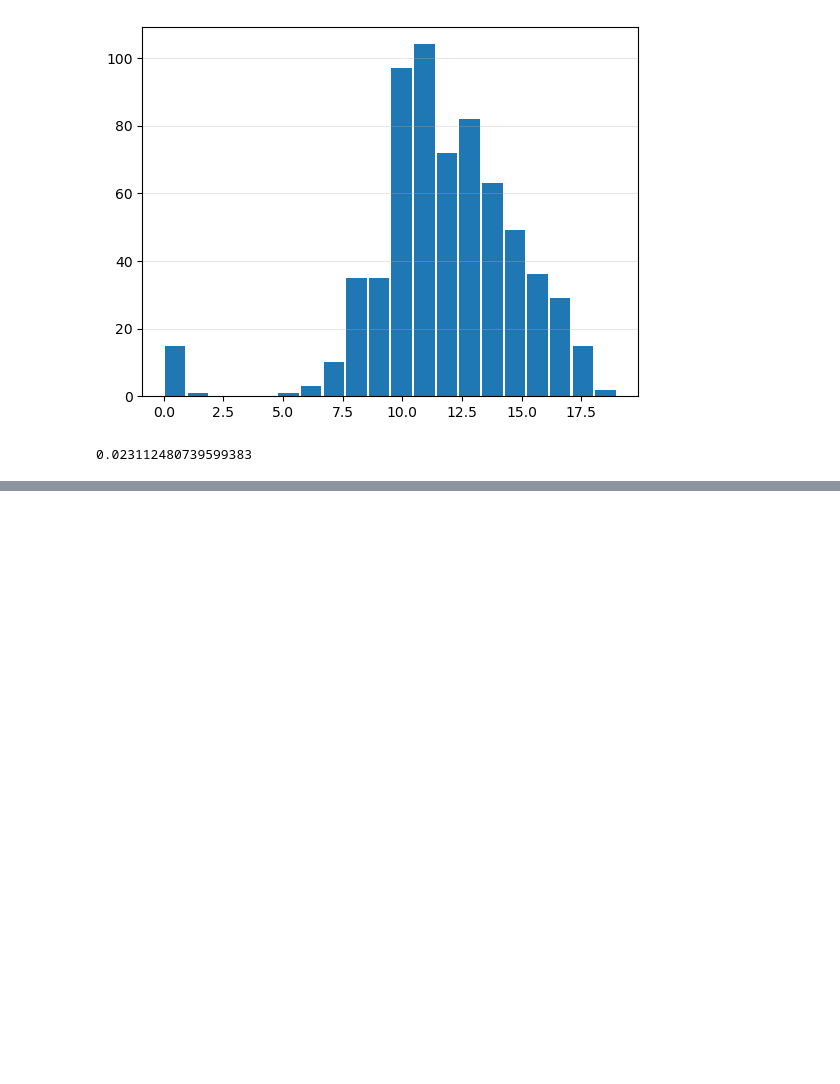
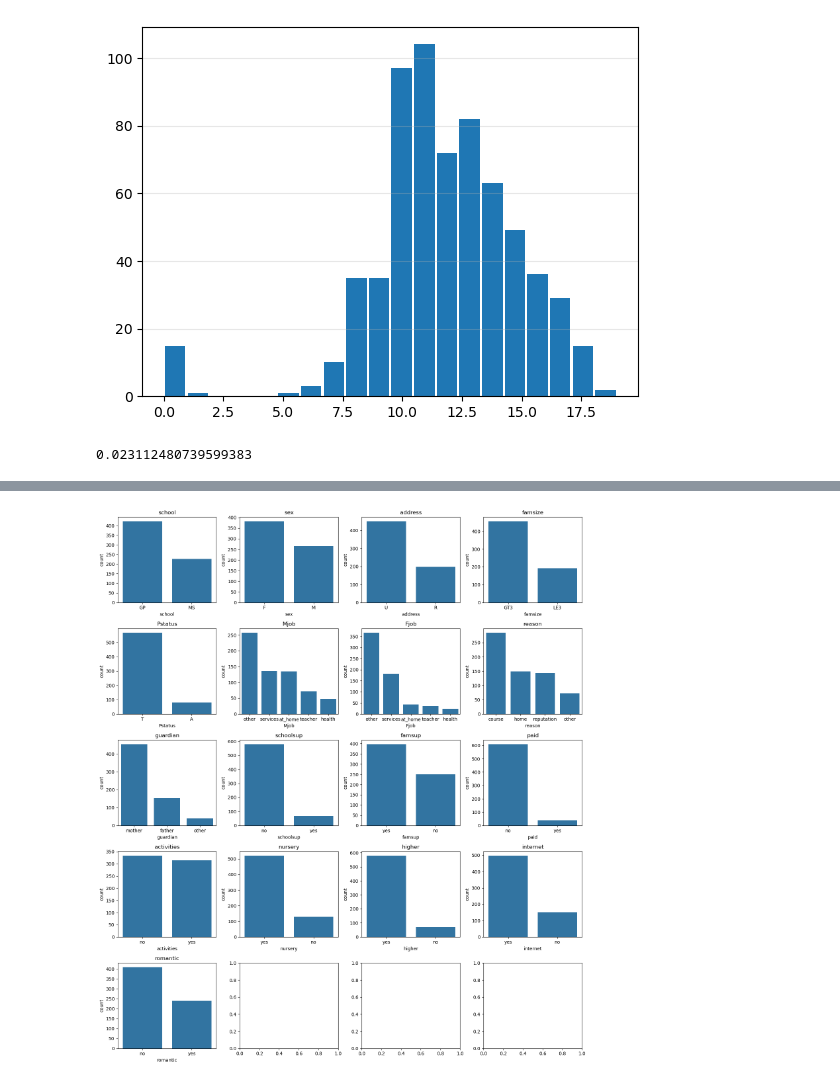
Before and after one commit to trungsyd2409/ML_regression_learning, a Jupyter notebook: main.ipynb, the cells around one changed output, grey strips where cells are left out. Cells and saved outputs as stored; diff of their text form; code cells hidden in the pictures; blank space fills up the shorter version.

```diff
--- a/main.ipynb
+++ b/main.ipynb
@@ -69,0 +67,13 @@ plt.show()
+# %%
+categorical_features = data.select_dtypes(include=['object']).columns.tolist()
+
+fig, axes = plt.subplots(nrows=5, ncols=4, figsize=(15, 17))
+
+for ax, feature in zip(axes.flat, categorical_features):
+    order = data[feature].value_counts().index
+    sns.countplot(data=data,  x=feature, ax=ax, order=order)
+    ax.set_title(feature)
+plt.tight_layout()
+plt.show()
+# %% [output]
+[figure, added]
```
Also changed, not shown: parts of 12 cells of this notebook.
